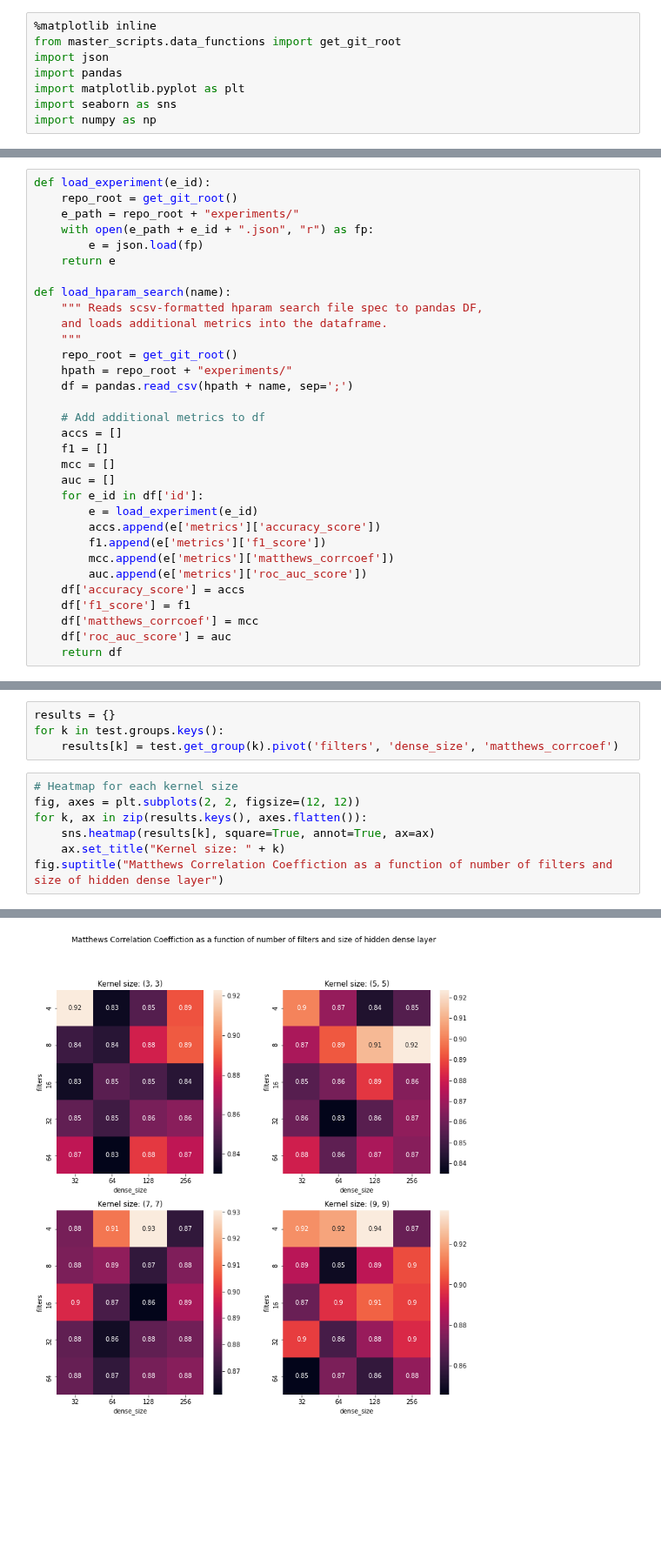
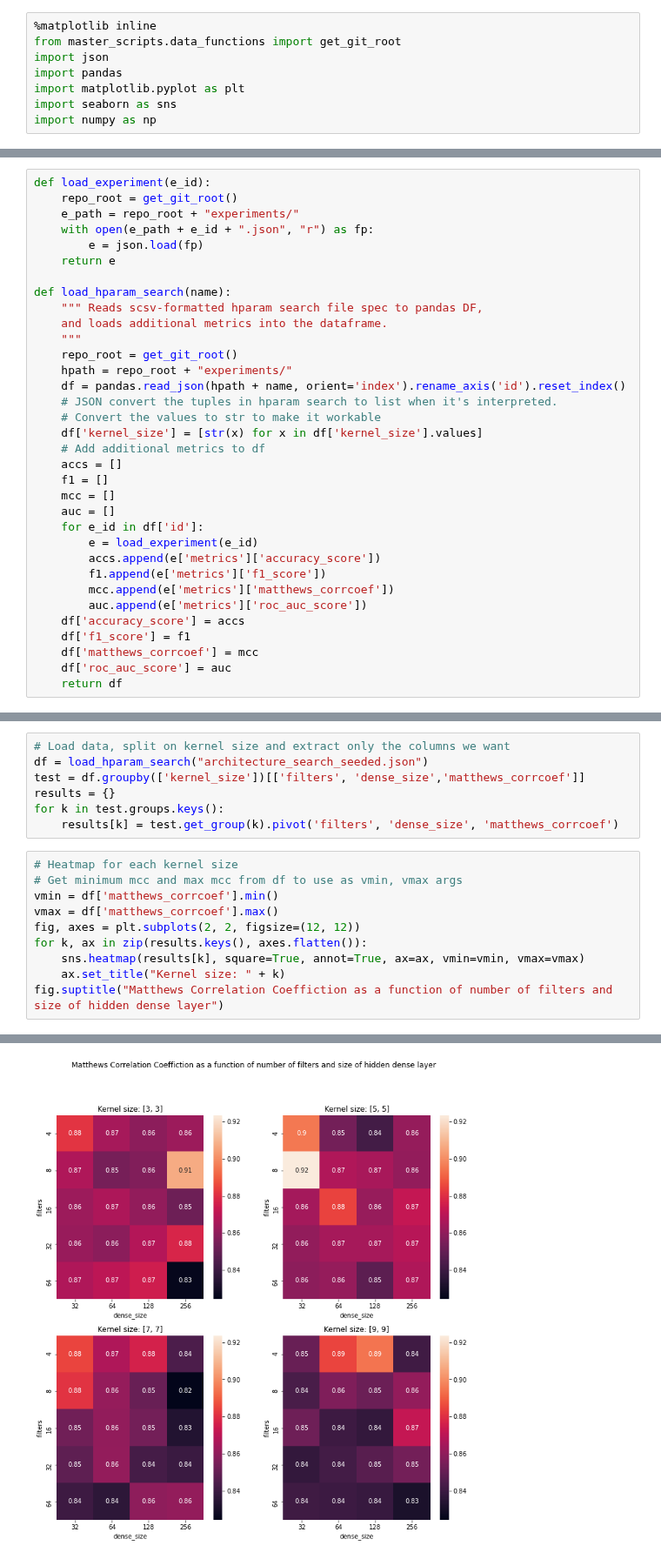
Before and after one commit to geirtul/master_analysis, a Jupyter notebook: notebooks/experiments/hparam_search_results.ipynb, the cells around one changed output, grey strips where cells are left out. Shown at 87% size. Saved outputs shown, nothing was run; the diff lists cells and outputs as text; blank space fills up the shorter version.

Commit message:
Updated notebook to handle new json outputs

```diff
--- a/notebooks/experiments/hparam_search_results.ipynb
+++ b/notebooks/experiments/hparam_search_results.ipynb
@@ -22,8 +24,10 @@ def load_hparam_search(name):
     """
     repo_root = get_git_root()
     hpath = repo_root + "experiments/"
-    df = pandas.read_csv(hpath + name, sep=';')
-
+    df = pandas.read_json(hpath + name, orient='index').rename_axis('id').reset_index()
+    # JSON convert the tuples in hparam search to list when it's interpreted.
+    # Convert the values to str to make it workable
+    df['kernel_size'] = [str(x) for x in df['kernel_size'].values]
     # Add additional metrics to df
     accs = []
     f1 = []
@@ -48,14 +49,20 @@ test = df.groupby(['kernel_size'])[['filters', 'dense_size','matthews_corrcoef']
 # %%
+# Load data, split on kernel size and extract only the columns we want
+df = load_hparam_search("architecture_search_seeded.json")
+test = df.groupby(['kernel_size'])[['filters', 'dense_size','matthews_corrcoef']]
 results = {}
 for k in test.groups.keys():
     results[k] = test.get_group(k).pivot('filters', 'dense_size', 'matthews_corrcoef')
 # %%
 # Heatmap for each kernel size
+# Get minimum mcc and max mcc from df to use as vmin, vmax args
+vmin = df['matthews_corrcoef'].min()
+vmax = df['matthews_corrcoef'].max()
 fig, axes = plt.subplots(2, 2, figsize=(12, 12))
 for k, ax in zip(results.keys(), axes.flatten()):
-    sns.heatmap(results[k], square=True, annot=True, ax=ax)
+    sns.heatmap(results[k], square=True, annot=True, ax=ax, vmin=vmin, vmax=vmax)
     ax.set_title("Kernel size: " + k)
 fig.suptitle("Matthews Correlation Coeffiction as a function of number of filters and size of hidden dense layer")
 # %% [output]
 Text(0.5, 0.98, 'Matthews Correlation Coeffiction as a function of number of filters and size of hidden dense layer')
-[figure, old version]
+[figure, new version]
```
Also changed, not shown: parts of 6 cells of this notebook, 1 other file.
